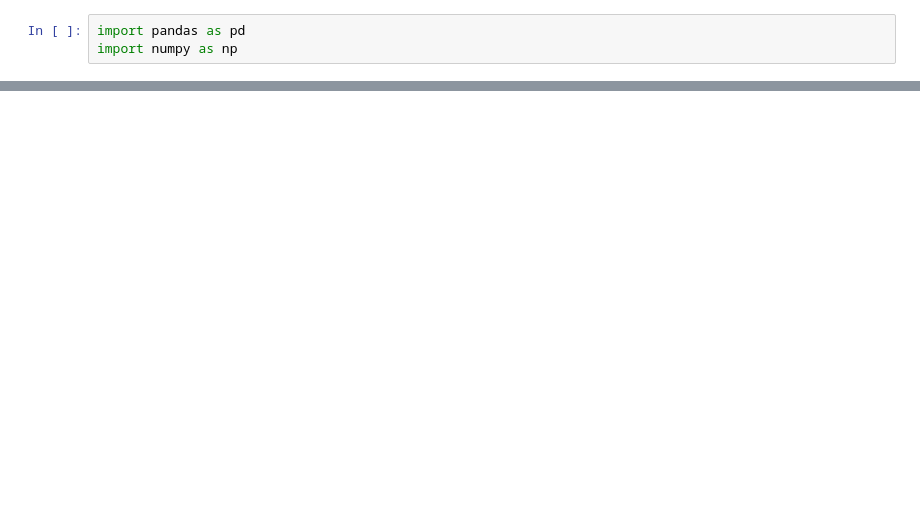
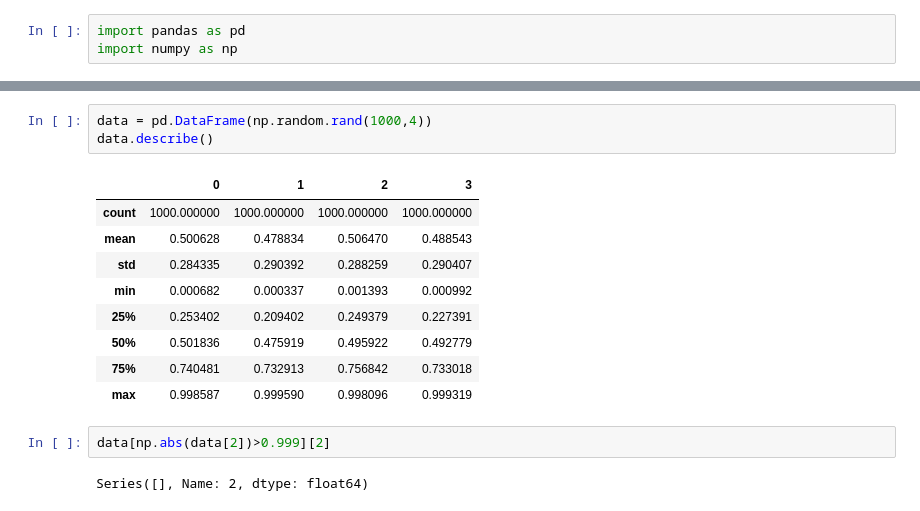
Before and after one commit to muzhiyaojing/-BOOK-PythonDataAnalysis, a Jupyter notebook: Chapter 7/7.2 Data Transformation.ipynb, the cells around one changed output, grey strips where cells are left out. Cells and saved outputs as stored; diff of their text form; blank space fills up the shorter version.

```diff
--- a/Chapter 7/7.2 Data Transformation.ipynb
+++ b/Chapter 7/7.2 Data Transformation.ipynb
@@ -111,0 +205,17 @@ KeyError: 'corned beef'
+# %%
+data = pd.DataFrame(np.random.rand(1000,4))
+data.describe()
+# %% [output]
+|  | 0 | 1 | 2 | 3 |
+| count | 1000.000000 | 1000.000000 | 1000.000000 | 1000.000000 |
+| mean | 0.500628 | 0.478834 | 0.506470 | 0.488543 |
+| std | 0.284335 | 0.290392 | 0.288259 | 0.290407 |
+| min | 0.000682 | 0.000337 | 0.001393 | 0.000992 |
+| 25% | 0.253402 | 0.209402 | 0.249379 | 0.227391 |
+| 50% | 0.501836 | 0.475919 | 0.495922 | 0.492779 |
+| 75% | 0.740481 | 0.732913 | 0.756842 | 0.733018 |
+| max | 0.998587 | 0.999590 | 0.998096 | 0.999319 |
+# %%
+data[np.abs(data[2])>0.999][2]
+# %% [output]
+Series([], Name: 2, dtype: float64)
```
Also changed, not shown: parts of 54 cells of this notebook.
